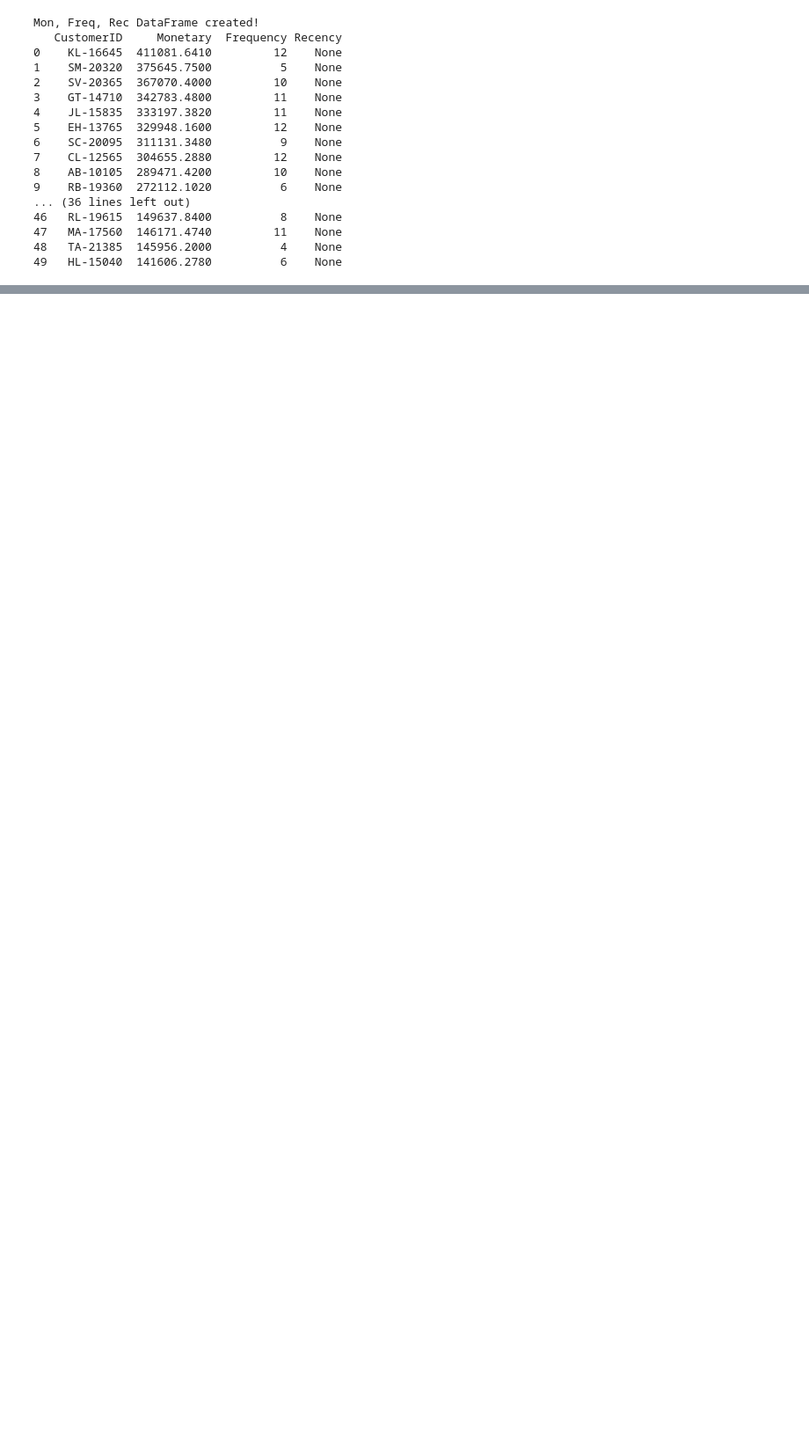
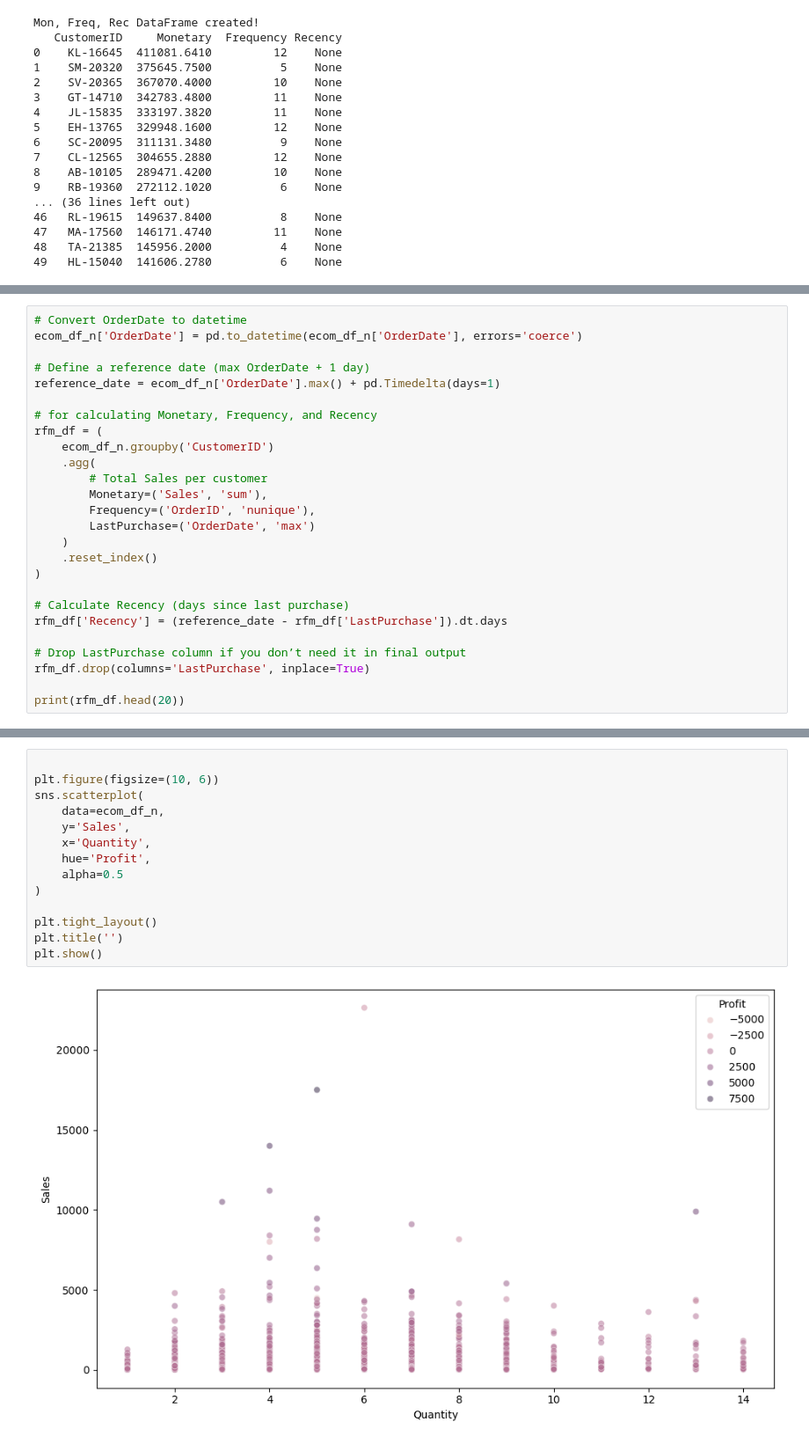
Before and after one commit to bbhatta10/E-Commerce-Sales-Insights-Tableau-Dashboard-, a Jupyter notebook: BI.ipynb, the cells around one changed output, grey strips where cells are left out. Shown at 88% size. Drawn from its saved outputs; the diff is of its cells as text; blank space fills up the shorter version.

```diff
--- a/BI.ipynb
+++ b/BI.ipynb
@@ -1367,0 +1389,26 @@ Mon, Freq, Rec DataFrame created!
+# %%
+# Convert OrderDate to datetime
+ecom_df_n['OrderDate'] = pd.to_datetime(ecom_df_n['OrderDate'], errors='coerce')
+
+# Define a reference date (max OrderDate + 1 day)
+reference_date = ecom_df_n['OrderDate'].max() + pd.Timedelta(days=1)
+
+# for calculating Monetary, Frequency, and Recency
+rfm_df = (
+    ecom_df_n.groupby('CustomerID')
+    .agg(
+        # Total Sales per customer
+        Monetary=('Sales', 'sum'),
+        Frequency=('OrderID', 'nunique'),
+        LastPurchase=('OrderDate', 'max')
+    )
+    .reset_index()
+)
+
+# Calculate Recency (days since last purchase)
+rfm_df['Recency'] = (reference_date - rfm_df['LastPurchase']).dt.days
+
+# Drop LastPurchase column if you don’t need it in final output
+rfm_df.drop(columns='LastPurchase', inplace=True)
+
+print(rfm_df.head(20))
@@ -1367,0 +1436,16 @@ Mon, Freq, Rec DataFrame created!
+# %%
+
+plt.figure(figsize=(10, 6))
+sns.scatterplot(
+    data=ecom_df_n,
+    y='Sales',
+    x='Quantity',
+    hue='Profit',
+    alpha=0.5
+)
+
+plt.tight_layout()
+plt.title('')
+plt.show()
+# %% [output]
+[figure, added]
```
Also changed, not shown: parts of 13 cells of this notebook.
